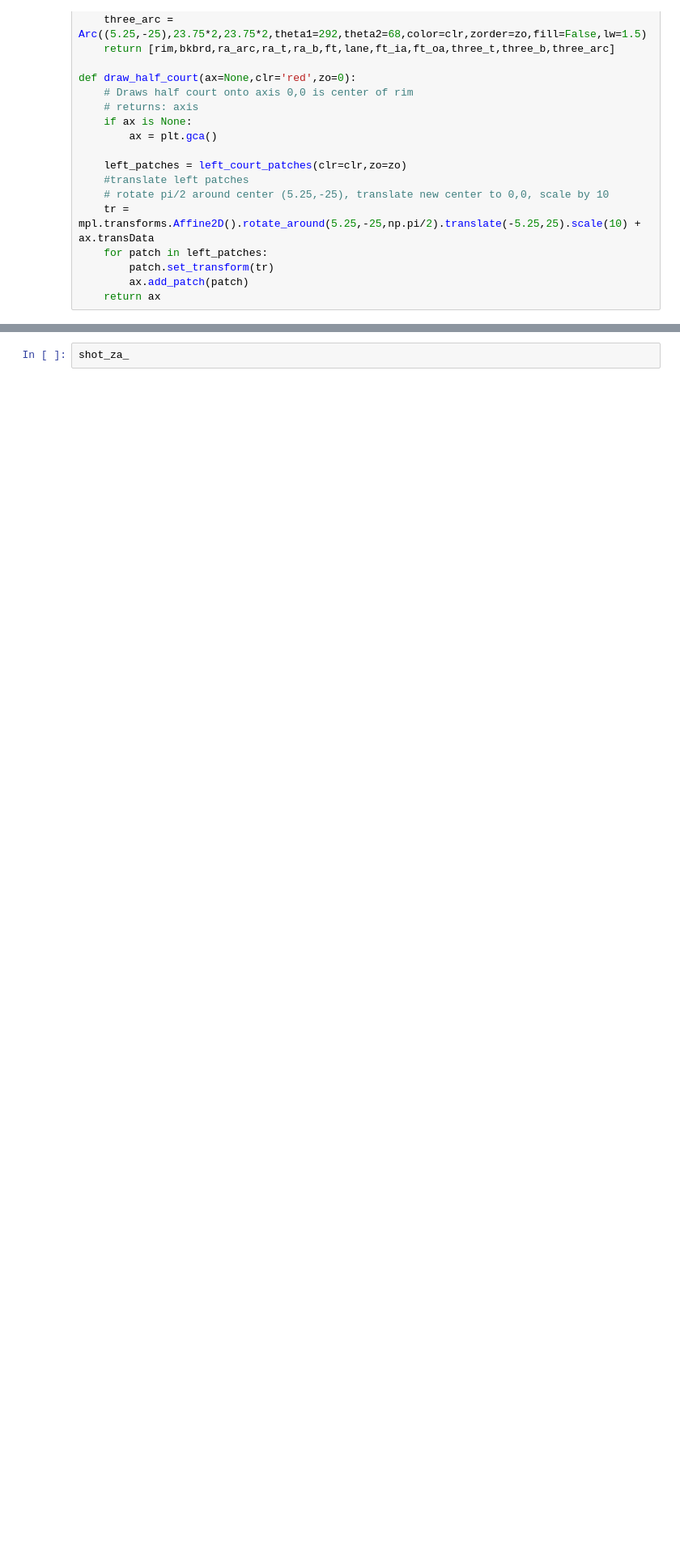
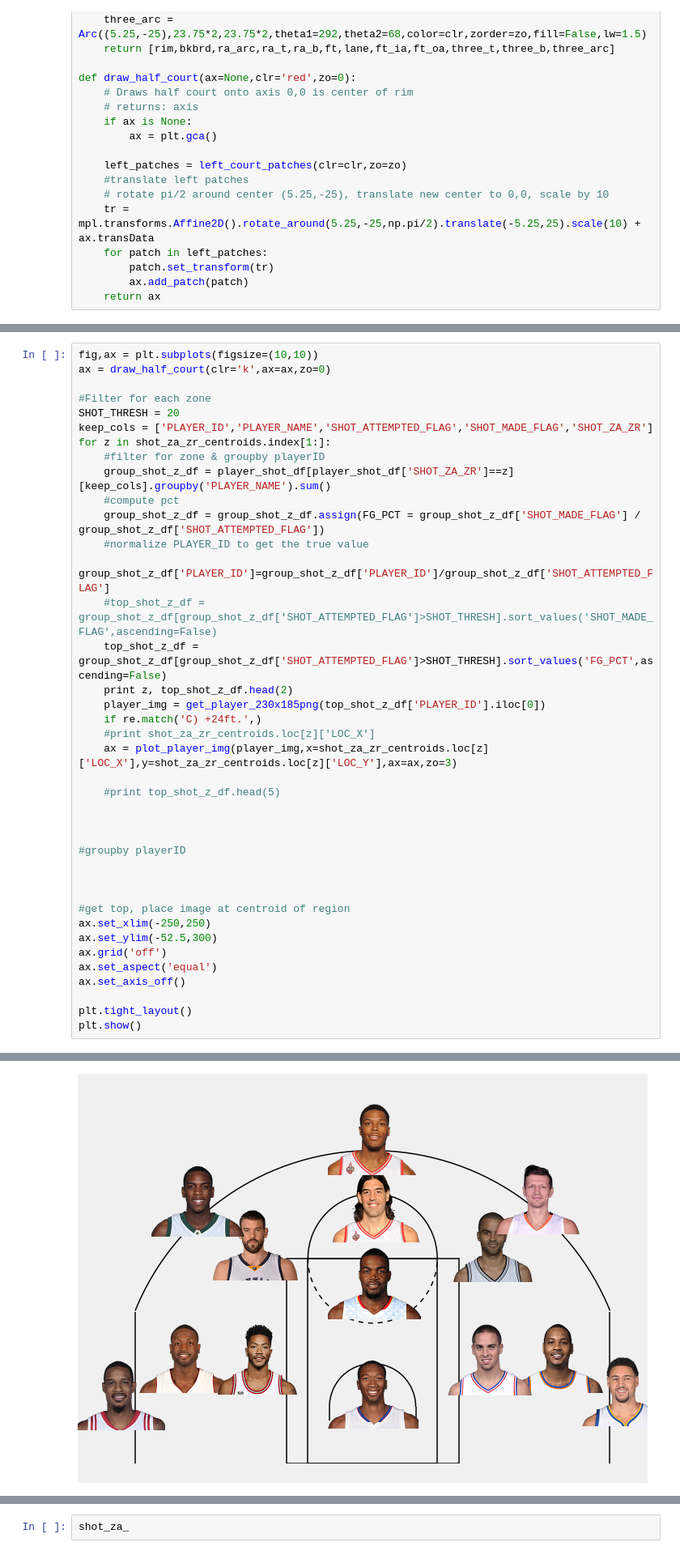
Before and after one commit to btq/nba_stats, a Jupyter notebook: NBA Shot Zones.ipynb, the cells around one changed output, grey strips where cells are left out. Shown at 81% size. Saved outputs shown, nothing was run; the diff lists cells and outputs as text; blank space fills up the shorter version.

```diff
--- a/NBA Shot Zones.ipynb
+++ b/NBA Shot Zones.ipynb
@@ -236,0 +284,40 @@ plt.show()
+# %%
+fig,ax = plt.subplots(figsize=(10,10))
+ax = draw_half_court(clr='k',ax=ax,zo=0)
+
+#Filter for each zone
+SHOT_THRESH = 20
+keep_cols = ['PLAYER_ID','PLAYER_NAME','SHOT_ATTEMPTED_FLAG','SHOT_MADE_FLAG','SHOT_ZA_ZR']
+for z in shot_za_zr_centroids.index[1:]:
+    #filter for zone & groupby playerID
+    group_shot_z_df = player_shot_df[player_shot_df['SHOT_ZA_ZR']==z][keep_cols].groupby('PLAYER_NAME').sum()
+    #compute pct
+    group_shot_z_df = group_shot_z_df.assign(FG_PCT = group_shot_z_df['SHOT_MADE_FLAG'] / group_shot_z_df['SHOT_ATTEMPTED_FLAG'])
+    #normalize PLAYER_ID to get the true value
+    group_shot_z_df['PLAYER_ID']=group_shot_z_df['PLAYER_ID']/group_shot_z_df['SHOT_ATTEMPTED_FLAG']
+    #top_shot_z_df = group_shot_z_df[group_shot_z_df['SHOT_ATTEMPTED_FLAG']>SHOT_THRESH].sort_values('SHOT_MADE_FLAG',ascending=False)
+    top_shot_z_df = group_shot_z_df[group_shot_z_df['SHOT_ATTEMPTED_FLAG']>SHOT_THRESH].sort_values('FG_PCT',ascending=False)
+    print z, top_shot_z_df.head(2)
+    player_img = get_player_230x185png(top_shot_z_df['PLAYER_ID'].iloc[0])
+    if re.match('C) +24ft.',)
+    #print shot_za_zr_centroids.loc[z]['LOC_X']
+    ax = plot_player_img(player_img,x=shot_za_zr_centroids.loc[z]['LOC_X'],y=shot_za_zr_centroids.loc[z]['LOC_Y'],ax=ax,zo=3)
+
+    #print top_shot_z_df.head(5)
+
+
+
+#groupby playerID
+
+
+
+#get top, place image at centroid of region
+ax.set_xlim(-250,250)
+ax.set_ylim(-52.5,300)
+ax.grid('off')
+ax.set_aspect('equal')
+ax.set_axis_off()
+
+plt.tight_layout()
+plt.show()
+# %% [output]
@@ -237,3 +341,4 @@ plt.show()
+[figure, added]
 # %%
 from sklearn import metrics
 from sklearn.cluster import KMeans
```
Also changed, not shown: parts of 7 cells of this notebook.
